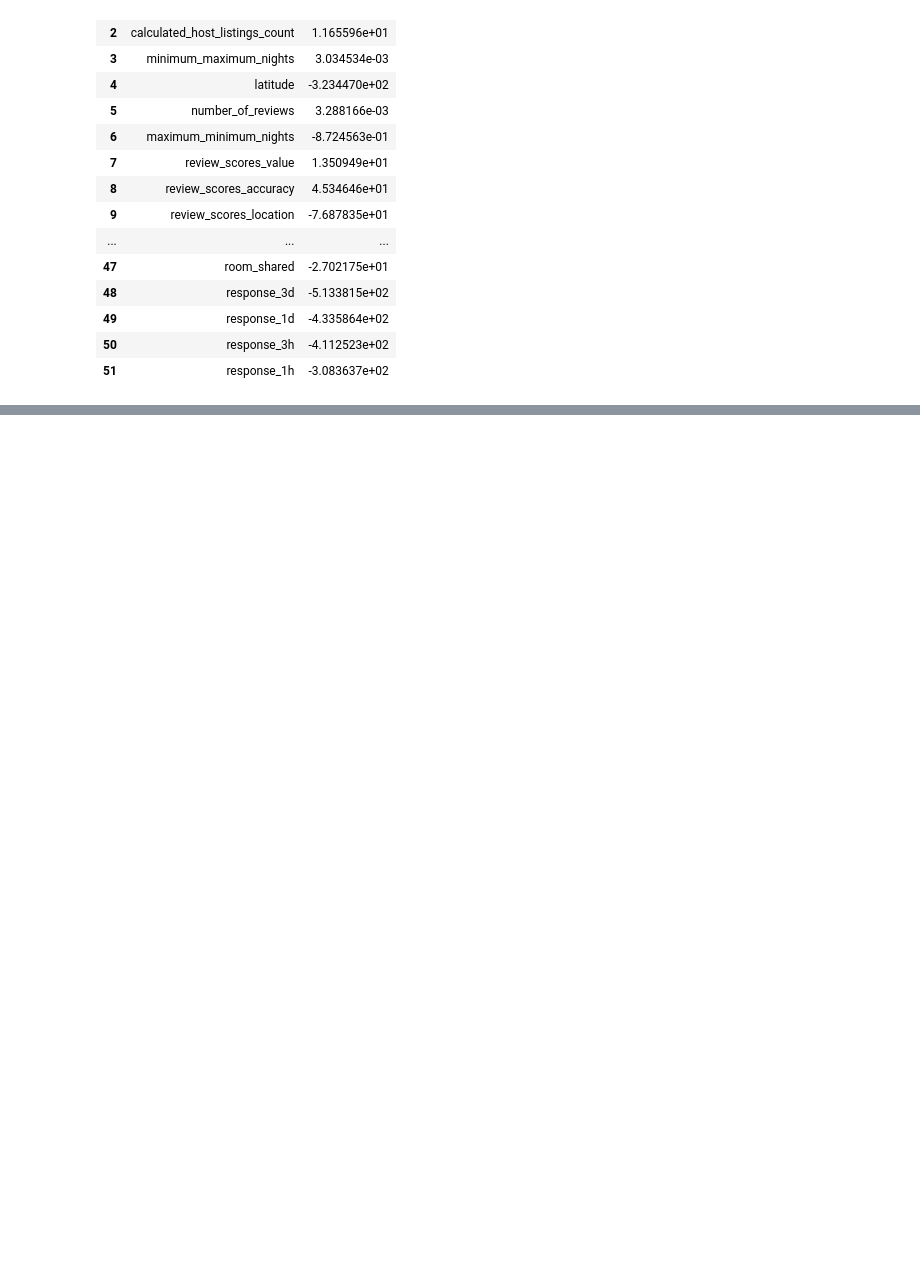
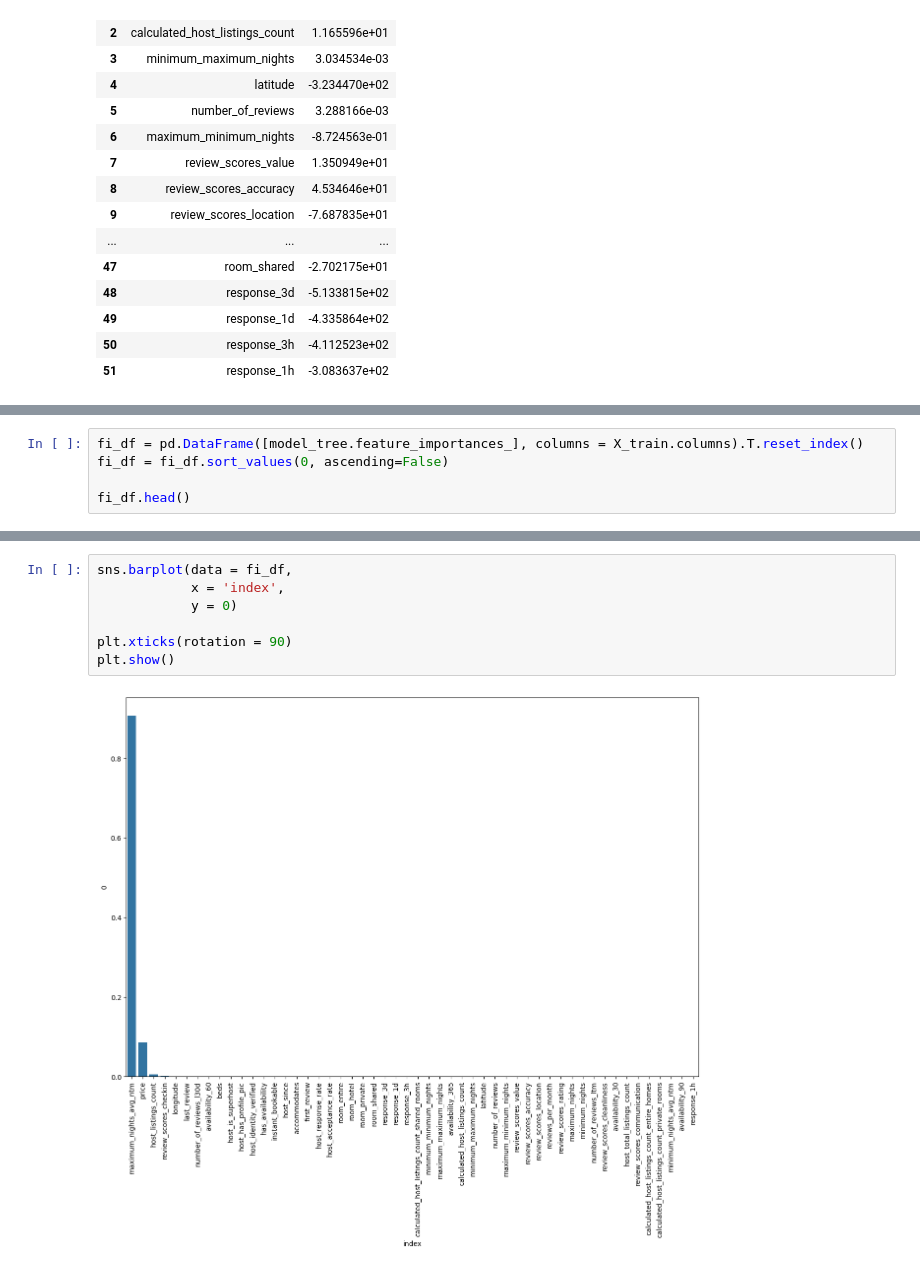
Before and after one commit to HongSeongMo/Airbnb, a Jupyter notebook: Copy_of_Copy_of_airbnb_lecture_5.ipynb, the cells around one changed output, grey strips where cells are left out. Saved outputs shown, nothing was run; the diff lists cells and outputs as text; blank space fills up the shorter version.

```diff
--- a/Copy_of_Copy_of_airbnb_lecture_5.ipynb
+++ b/Copy_of_Copy_of_airbnb_lecture_5.ipynb
@@ -355,0 +412,5 @@ coef_df
+# %%
+fi_df = pd.DataFrame([model_tree.feature_importances_], columns = X_train.columns).T.reset_index()
+fi_df = fi_df.sort_values(0, ascending=False)
+
+fi_df.head()
@@ -355,0 +424,9 @@ coef_df
+# %%
+sns.barplot(data = fi_df,
+            x = 'index',
+            y = 0)
+
+plt.xticks(rotation = 90)
+plt.show()
+# %% [output]
+[figure, added]
```
Also changed, not shown: parts of 15 cells of this notebook.
